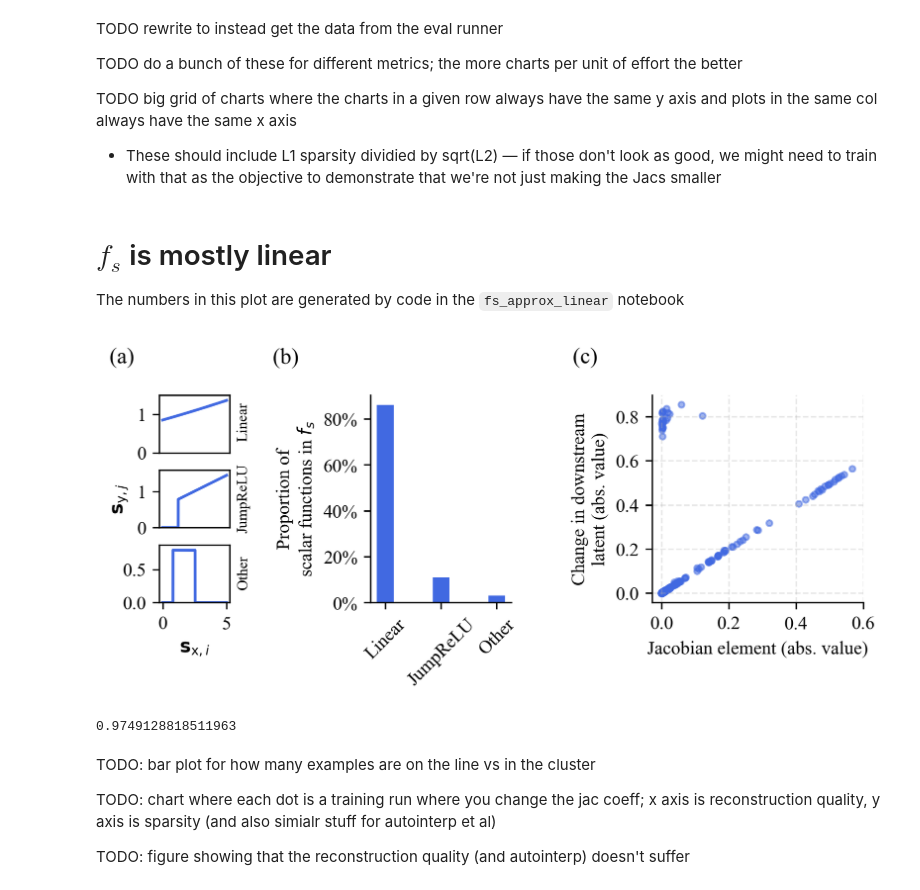
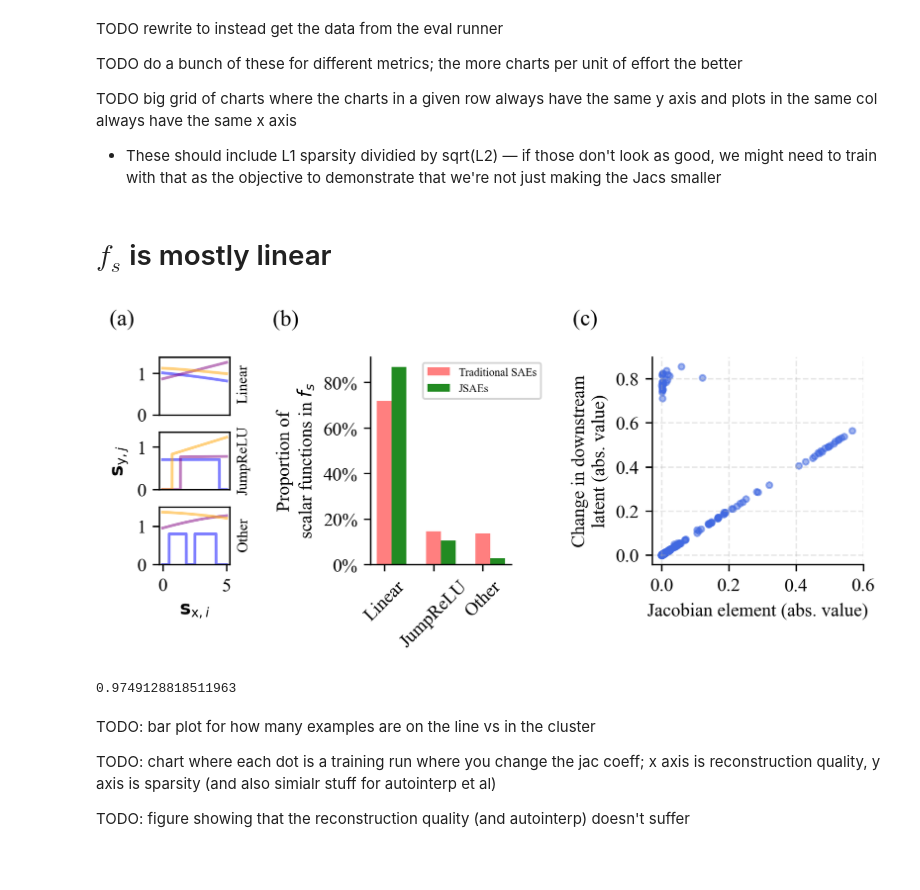
Before and after one commit to jugard99/jacobian-saes, a Jupyter notebook: notebooks/final_charts.ipynb, the cells around one changed output. Drawn from its saved outputs; the diff is of its cells as text; code cells hidden in the pictures; blank space fills up the shorter version.

```diff
--- a/notebooks/final_charts.ipynb
+++ b/notebooks/final_charts.ipynb
@@ -430,9 +438,8 @@ TODO do a bunch of these for different metrics; the more charts per unit of effo
 
 TODO big grid of charts where the charts in a given row always have the same y axis and plots in the same col always have the same x axis
 - These should include L1 sparsity dividied by sqrt(L2) — if those don't look as good, we might need to train with that as the objective to demonstrate that we're not just making the Jacs smaller
-# %% [markdown]
-# $f_s$ is mostly linear
-The numbers in this plot are generated by code in the `fs_approx_linear` notebook
+# %% [markdown]
+# $f_s$ is mostly linear
 # %%
 take_abs = True
 n_downsampled = 1_000
@@ -457,3 +458,16 @@ other_ys = np.array([0.        , 0.        , 0.        , 0.        , 0.        ,
+# %%
+# The numbers in this plot are generated by code in the `fs_approx_linear` notebook
+func_examples = load_file("../results/function_examples.safetensor")
+# %%
+def parse_linearity_results(path):
+    with open(path) as f:
+        results = json.load(f)
+        results_sum = sum([v for k, v in results.items() if "count" in k])
+        results = {k: v / results_sum for k, v in results.items() if "count" in k}
+    return [results["is_linear_count"], results["is_jump_relu_count"], results["is_neither_count"]]
+
+linearity_jsaes = parse_linearity_results("../results/linear/sae_pair_pythia-70m-deduped_layer3_16384_J1_k32:v0.json")
+linearity_traditional = parse_linearity_results("../results/linear/sae_pair_pythia-70m-deduped_layer3_16384_J0.0_k32:v0.json")
 # %%
 fig = plt.figure(figsize=(6.75, 2), dpi=300)
 gs = plt.GridSpec(1, 3, figure=fig, wspace=1, width_ratios=[1, 2, 3])
@@ -470,59 +484,68 @@ ax13 = fig.add_subplot(gs_left[2])  # Bottom subplot in first panel
 ax2 = fig.add_subplot(gs[1])       # Middle panel
 ax3 = fig.add_subplot(gs[2])       # Right panel
 
-ax11.plot(func_xs, linear_ys, color=fig_color)
+opacity = 0.5
+n_funcs = 3
+# colors = ["royalblue" for _ in range(5)]
+colors = ['blue', 'purple', 'orange', 'green', 'red']
+for idx, ys in enumerate(func_examples["linear_ys"][5-n_funcs:]):
+    ax11.plot(func_examples["xs"], ys, color=colors[idx], alpha=opacity)
 ax11.set_xticks([])
-ax11.set_ylim(0, max(linear_ys) * 1.1)
+ax11.set_ylim(0, func_examples["linear_ys"].max() * 1.1)
 plt.figtext(0.21, 0.72, 'Linear', rotation=90, fontsize=8)
-ax12.plot(func_xs, jumprelu_ys, color=fig_color)
+for idx, ys in enumerate(func_examples["jumprelu_ys"][:n_funcs]):
+    ax12.plot(func_examples["xs"], ys, color=colors[idx], alpha=opacity)
 ax12.set_xticks([])
-ax12.set_ylim(0, max(jumprelu_ys) * 1.1)
+ax12.set_ylim(0, func_examples["jumprelu_ys"].max() * 1.1)
 ax12.set_ylabel('$\\mathbf{s}_{\\text{y},j}$')
 plt.figtext(0.21, 0.38, 'JumpReLU', rotation=90, fontsize=8)
-ax13.plot(func_xs, other_ys, color=fig_color)
-ax13.set_ylim(0, max(other_ys) * 1.1)
+for idx, ys in enumerate(func_examples["other_ys"][:n_funcs]):
+    ax13.plot(func_examples["xs"], ys, color=colors[idx], alpha=opacity)
+ax13.set_ylim(0, func_examples["other_ys"].max() * 1.1)
 ax13.set_xlabel('$\\mathbf{s}_{\\text{x},i}$')
 plt.figtext(0.21, 0.17, 'Other', rotation=90, fontsize=8)
 
 
 bar_width = 0.3
 bar_positions = np.arange(3)
-ax2.bar(bar_positions, [0.86, 0.11, 0.03], bar_width, color=fig_color)
+ax2.bar(bar_positions, linearity_traditional, bar_width, color="red", label="Traditional SAEs", alpha=0.5)
+ax2.bar(bar_positions+bar_width, linearity_jsaes, bar_width, color="forestgreen", label="JSAEs")
 ax2.set_xticks(bar_positions, ['Linear', 'JumpReLU', 'Other'], rotation=45)
 ax2.set_ylabel('Proportion of\nscalar functions in $f_s$')
 ax2.spines['top'].set_visible(False)
 ax2.yaxis.set_major_formatter(plt.FuncFormatter(lambda x, _: f'{int(x * 100)}%'))
 ax2.spines['right'].set_visible(False)
+ax2.legend(loc='upper right', bbox_to_anchor=(1.25, 1.0), fancybox=True, fontsize=6)
 
 
 ax3.scatter(
     abl_sample_small[:, 0].cpu().numpy(),
     abl_sample_small[:, 1].cpu().numpy(),
     color=fig_color,
     alpha=0.5,  # Add some transparency
     s=10,  # Reduce marker size for paper
 )
 ax3.set_xlabel(f"Jacobian element{' (abs. value)' if take_abs else ''}")
 ax3.set_ylabel(f"Change in downstream\nlatent{' (abs. value)' if take_abs else ''}", multialignment='center')
 ax3.set_xticks([0, 0.2, 0.4, 0.6])
 ax3.grid(True, linestyle='--', alpha=0.3)  # Subtle grid
 ax3.spines['top'].set_visible(False)
 ax3.spines['right'].set_visible(False)
 
 
 
 plt.figtext(0.07, 1, '(a)', fontsize=12)
 plt.figtext(0.25, 1, '(b)', fontsize=12)
 plt.figtext(0.58, 1, '(c)', fontsize=12)
 
 
 plt.tight_layout()
 plt.savefig('./charts/mostly_linear.pdf', dpi=300, bbox_inches='tight', pad_inches=0.1)
 plt.show()
 
 is_on_line.float().mean().item()
 # %% [output]
-[figure, old version]
+[figure, new version]
 0.9749128818511963
 # %% [markdown]
 TODO: bar plot for how many examples are on the line vs in the cluster
```
Also changed, not shown: parts of 11 cells of this notebook, 5 other files.
